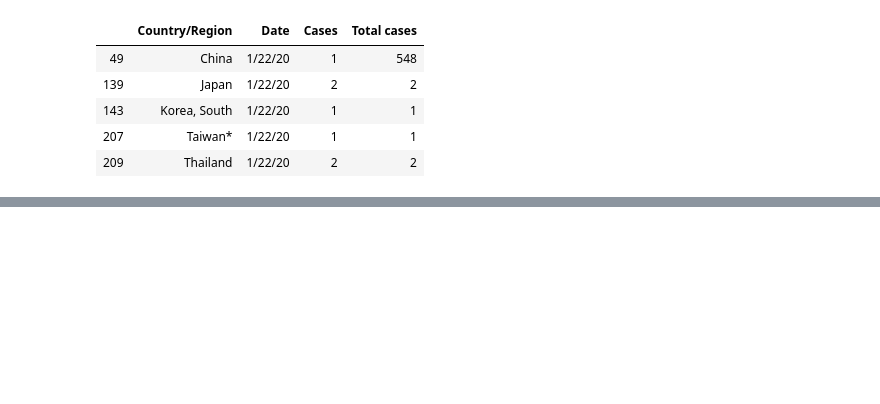
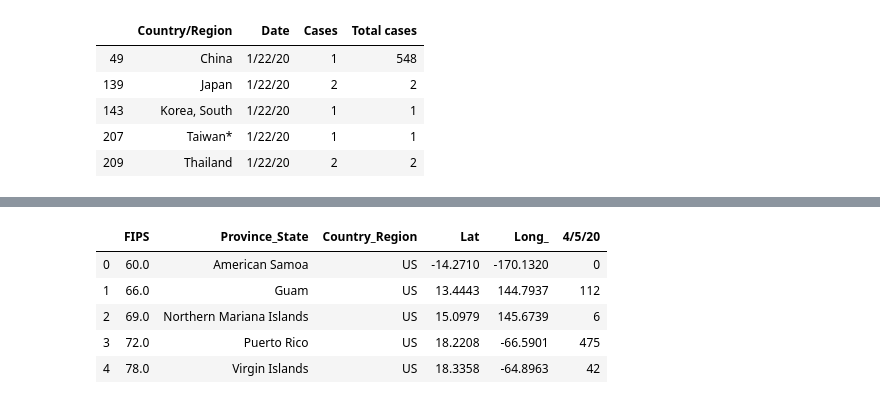
Before and after one commit to peetujuuti/datascience, a Jupyter notebook: covid-19_cases_world_map_animated/covid19_cases.ipynb, the cells around one changed output, grey strips where cells are left out. Cells and saved outputs as stored; diff of their text form; code cells hidden in the pictures; blank space fills up the shorter version.

```diff
--- a/covid-19_cases_world_map_animated/covid19_cases.ipynb
+++ b/covid-19_cases_world_map_animated/covid19_cases.ipynb
@@ -120,0 +138,9 @@ pio.write_html(fig, file='COVID-19_cases.html', auto_open=True)
+# %%
+df2.head()
+# %% [output]
+|  | FIPS | Province_State | Country_Region | Lat | Long_ | 4/5/20 |
+| 0 | 60.0 | American Samoa | US | -14.2710 | -170.1320 | 0 |
+| 1 | 66.0 | Guam | US | 13.4443 | 144.7937 | 112 |
+| 2 | 69.0 | Northern Mariana Islands | US | 15.0979 | 145.6739 | 6 |
+| 3 | 72.0 | Puerto Rico | US | 18.2208 | -66.5901 | 475 |
+| 4 | 78.0 | Virgin Islands | US | 18.3358 | -64.8963 | 42 |
```
Also changed, not shown: parts of 12 cells of this notebook.
